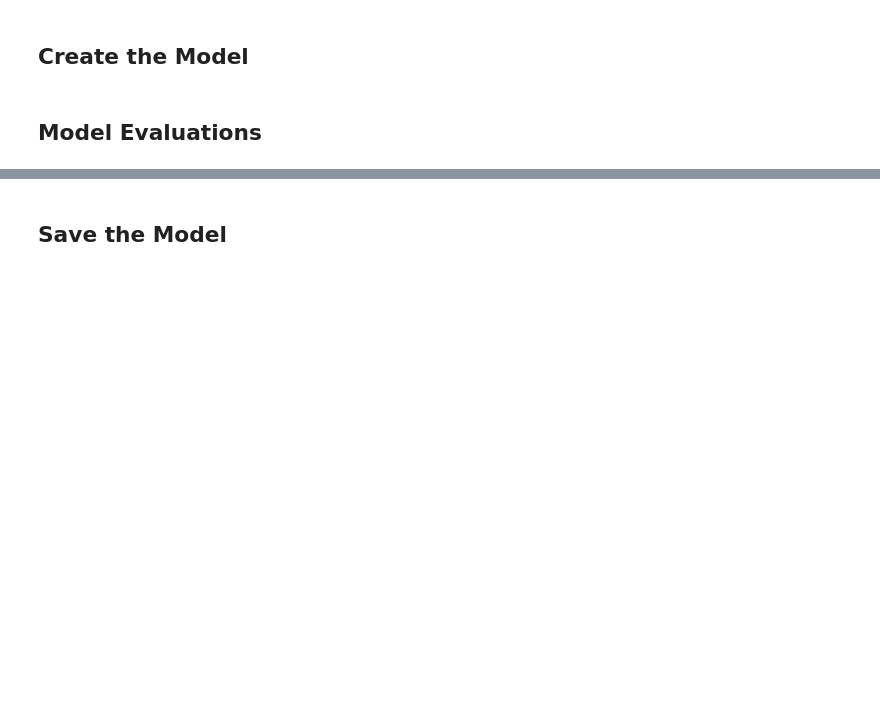
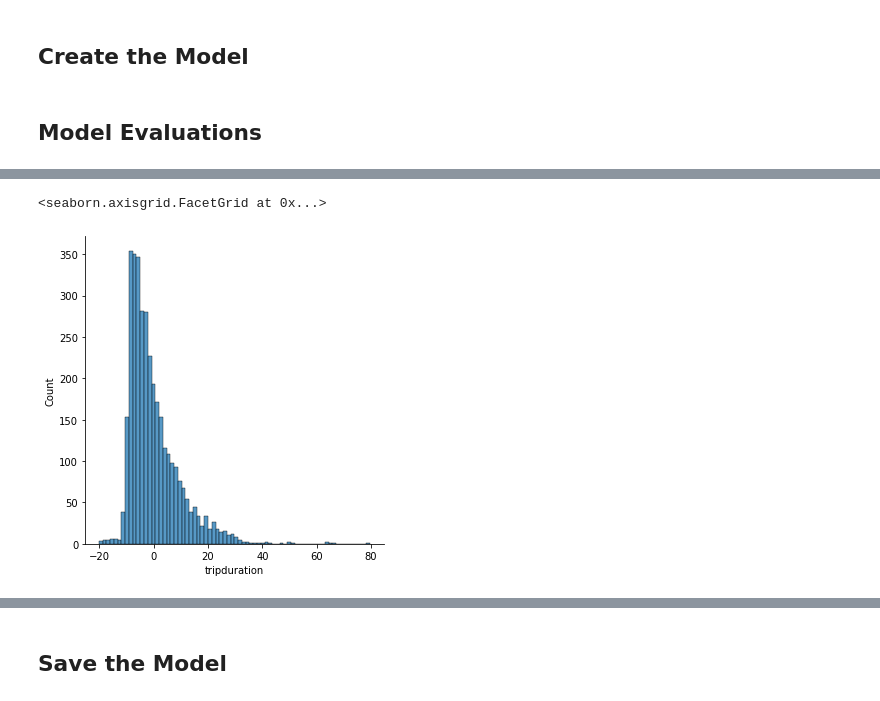
Before and after one commit to taylorec/RegrBQ_Streamlit, a Jupyter notebook: Regression_BigQuery.ipynb, the cells around one changed output, grey strips where cells are left out. Saved outputs shown, nothing was run; the diff lists cells and outputs as text; code cells hidden in the pictures; blank space fills up the shorter version.

```diff
--- a/Regression_BigQuery.ipynb
+++ b/Regression_BigQuery.ipynb
@@ -255,3 +262,5 @@ GBr = GradientBoostingRegressor().fit(X_train, y_train)
+# %%
+ridge = Ridge(alpha=0.1).fit(X_train,y_train)
 # %% [markdown]
 ## Model Evaluations
 # %%
@@ -279,3 +288,11 @@ sns.displot(gb_error)
+# %%
+# Histogram of ridge errors
+ridge_predictions = ridge.predict(X_test)
+ridge_error = y_test - ridge_predictions
+sns.displot(ridge_error)
+# %% [output]
+<seaborn.axisgrid.FacetGrid at 0x...>
+[figure, added]
 # %%
 print('Forest MSE:', mean_squared_error(y_test, forest_predictions))
 print('Forest RMSE:', np.sqrt(mean_squared_error(y_test, forest_predictions)))
```
Also changed, not shown: parts of 25 cells of this notebook, 2 other files.
